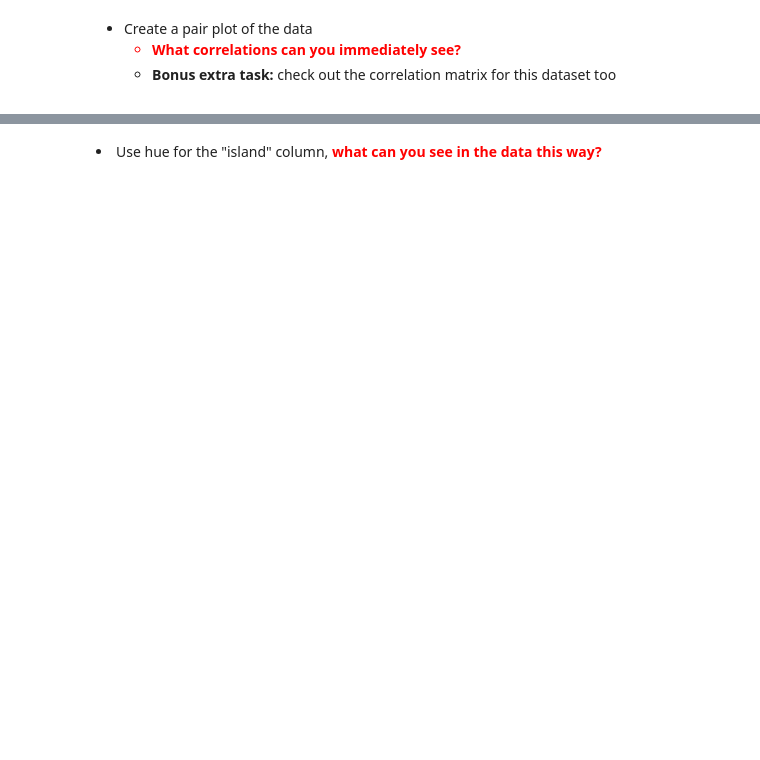
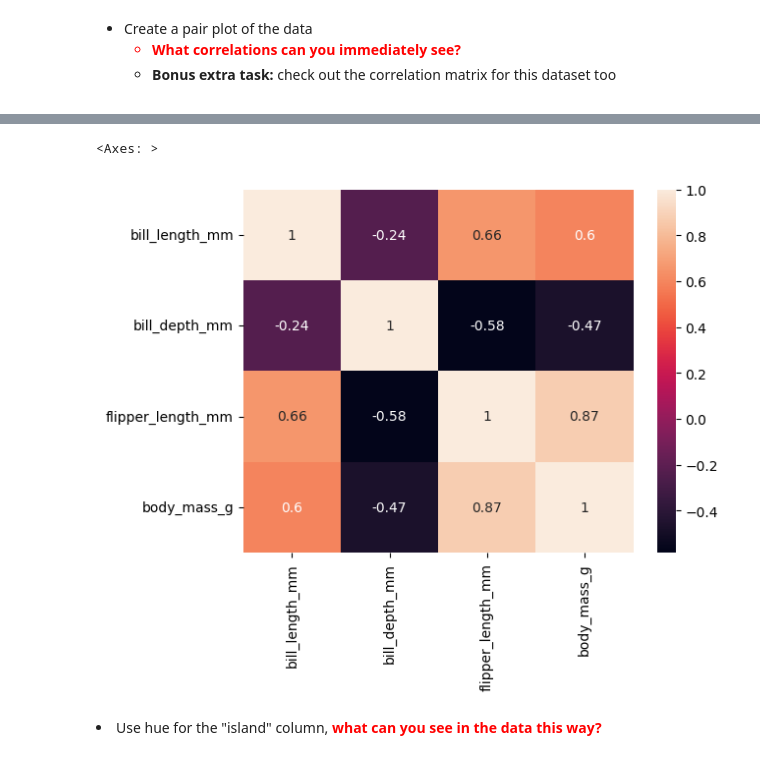
Before and after one commit to jehuhta/Intro_Data_Analytics_Huhta_Jeremy_Spring2025, a Jupyter notebook: Exercises_3_Seaborn/DataAnalyticsExerciseSet3.ipynb, the cells around one changed output, grey strips where cells are left out. Cells and saved outputs as stored; diff of their text form; code cells hidden in the pictures; blank space fills up the shorter version.

```diff
--- a/Exercises_3_Seaborn/DataAnalyticsExerciseSet3.ipynb
+++ b/Exercises_3_Seaborn/DataAnalyticsExerciseSet3.ipynb
@@ -35,2 +68,12 @@ You can return all of these exercises in a single Jupyter Notebook, if you wish.
+# %%
+# EXTRA TASK
+# Correlation matrix
+
+# Let's take a look at the heatmap.
+correlations = df.corr(numeric_only = True)
+sns.heatmap(correlations, annot=True)
+# %% [output]
+<Axes: >
+[figure, added]
 # %% [markdown]
 <li>Use hue for the "island" column, <span style="color: red; font-weight: bold;">what can you see in the data this way?</span></li>
```
Also changed, not shown: parts of 13 cells of this notebook.
